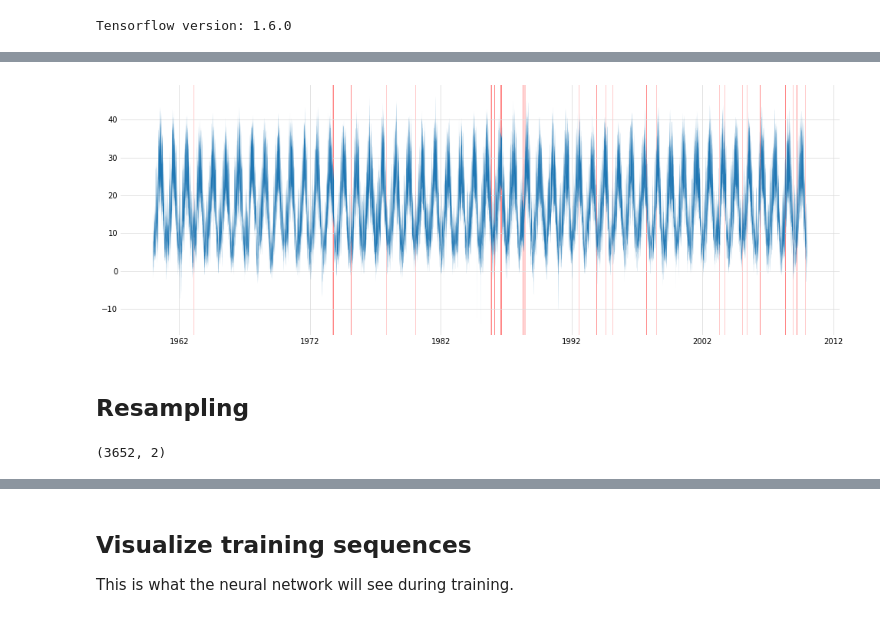
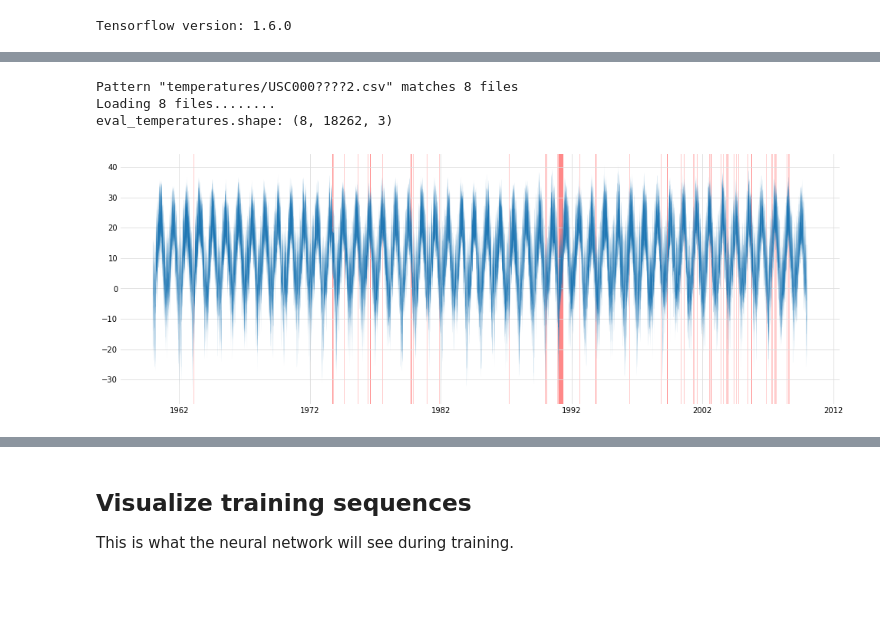
Before and after one commit to dnadamson/tensorflow-rnn-tutorial, a Jupyter notebook: tutorial/01_RNN_generator_temperatures_multisite.ipynb, the cells around one changed output, grey strips where cells are left out. Saved outputs shown, nothing was run; the diff lists cells and outputs as text; code cells hidden in the pictures; blank space fills up the shorter version.

```diff
--- a/tutorial/01_RNN_generator_temperatures_multisite.ipynb
+++ b/tutorial/01_RNN_generator_temperatures_multisite.ipynb
@@ -56,46 +41,40 @@ with tf.gfile.Open("gs://ml1-demo-martin/good_temperature_data/USC00048135.csv",
+# %%
+for evaltemps, _, vdates, _, _ in \
+utils_batching.rnn_multistation_sampling_temperature_sequencer(EVAL_FILEPATTERN): break
+print("eval_temperatures.shape: " + str(evaltemps.shape))
+# %% [output]
+Pattern "temperatures/USC000????2.csv" matches 8 files
+Loading 8 files........
+eval_temperatures.shape: (8, 18262, 3)
 # %%
-# You can adjust the visualisation range here
-# Interpolated regions of the dataset are marked in red
-visu_temperatures = eval_temperatures[:]
+# You can adjust the visualisation range and dataset here. For example
+# eval_temperatures[3, 15000:16000] to see eval datase #3 between 2001
+# and 2003. Do not forget to change the dates range in the same way.
+# Interpolated regions of the dataset are marked in red.
+visu_temperatures = evaltemps[0]
+visu_dates = vdates[:]
 
-# when reading from CSV, numpy names its columns f0, f1, f2, ...
-dates = visu_temperatures[:]['f0']
-min_temps = visu_temperatures[:]['f1']
-max_temps = visu_temperatures[:]['f2']
-interpolated = visu_temperatures[:]['f3']
+# TODO ----- move to utils file -----
+min_temps = visu_temperatures[:,0]
+max_temps = visu_temperatures[:,1]
+interpolated = visu_temperatures[:,2]
 
 interpolated_sequence = False
 #plt.plot(dates, max_temps)
-for i, date in enumerate(dates):
+for i, date in enumerate(visu_dates):
     if interpolated[i]:
         if not interpolated_sequence:
             startdate = date
         interpolated_sequence = True
         stopdate=date
     else:
         if interpolated_sequence:
             # light shade of red just for visibility
             plt.axvspan(startdate+np.timedelta64(-5, 'D'), stopdate+np.timedelta64(6, 'D'), facecolor='#FFCCCC', alpha=1)
             # actual interpolated region
             plt.axvspan(startdate+np.timedelta64(-1, 'D'), stopdate+np.timedelta64(1, 'D'), facecolor='#FF8888', alpha=1)
         interpolated_sequence = False
-plt.fill_between(dates, min_temps, max_temps).set_zorder(10)
+plt.fill_between(visu_dates, min_temps, max_temps).set_zorder(10)
 plt.show()
 # %% [output]
-[figure, old version]
+[figure, new version]
-# %% [markdown]
-## Resampling
-# %%
-# the dataset we will be working with
-evaldata = np.stack([eval_temperatures[:]['f1'],  # min temperatures
-                     eval_temperatures[:]['f2']], # max temteratures
-                   axis=1)
-evaldates = eval_temperatures[:]['f0'] # dates
-rounded_data_len = evaldata.shape[0]//RESAMPLE_BY*RESAMPLE_BY
-evaldata = np.reshape(evaldata[:rounded_data_len], [-1, RESAMPLE_BY, 2]) # 2: min temp, max temp
-evaldata = np.mean(evaldata, axis=1)
-evaldates = np.reshape(evaldates[:rounded_data_len], [-1, RESAMPLE_BY])
-evaldates = evaldates[:,0] # one in five
-print(evaldata.shape)
-# %% [output]
-(3652, 2)
```
Also changed, not shown: parts of 24 cells of this notebook, 1 other file.
